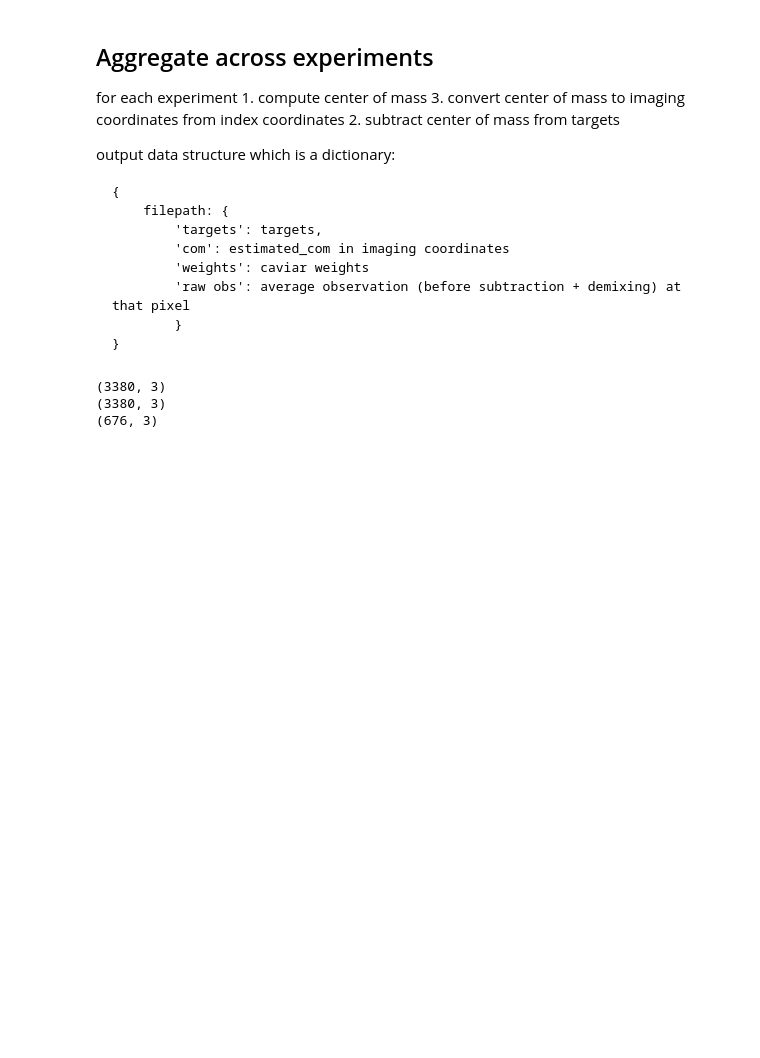
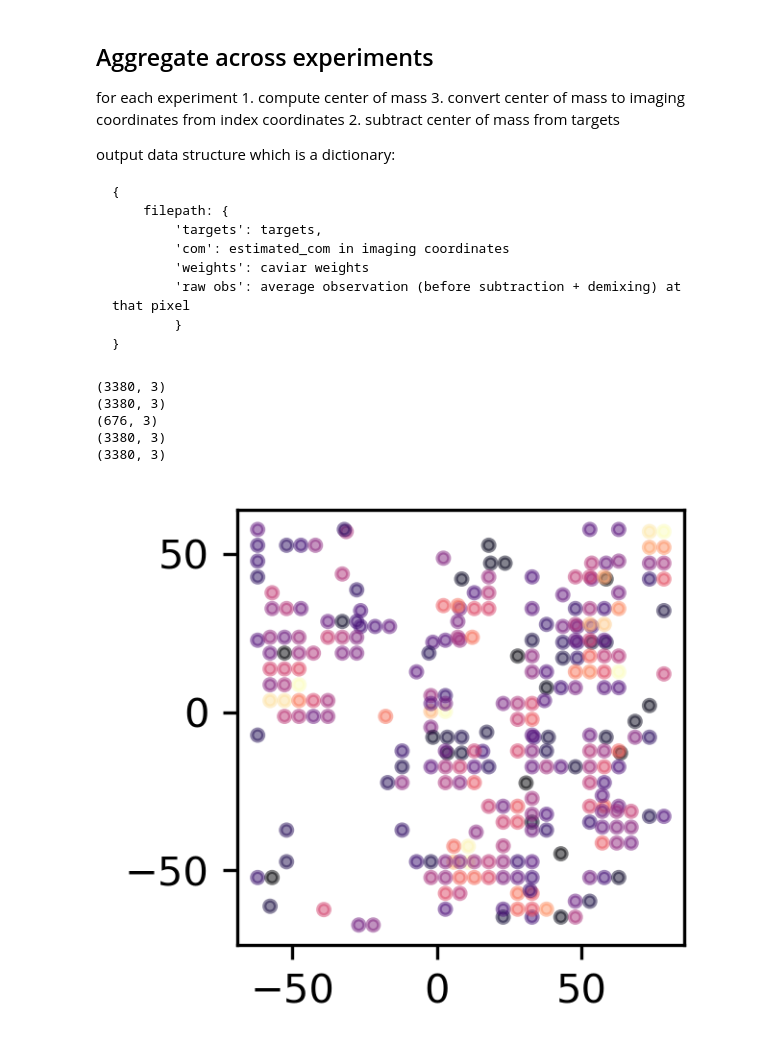
Before and after one commit to bantin/PhoRC, a Jupyter notebook: opsin_subtraction_experiments/spatial estimation.ipynb, the cells around one changed output. Saved outputs shown, nothing was run; the diff lists cells and outputs as text; code cells hidden in the pictures; blank space fills up the shorter version.

Commit message:
update spatial notebook

```diff
--- a/opsin_subtraction_experiments/spatial estimation.ipynb
+++ b/opsin_subtraction_experiments/spatial estimation.ipynb
@@ -9,6 +9,6 @@ import os
 1. Load results after running photocurrent subtraction + demixing + caviar
 2. use the average photocurrent estimates to estimate the patched cell location
 # %%
-example_path = '/home/ba2617/mbcs_grids/scripts/220308_B6_Chrome2fGC8_030822_Cell1_OpsPositive_A_planes_cmReformat_with_nws_results.npz'
+example_path = '../figures/full_pipeline/spatial_analysis/220308_B6_Chrome2fGC8_030822_Cell1_OpsPositive_A_planes_cmReformat_with_nws_results.npz'
 results = np.load(example_path, allow_pickle=True)
 results = util.sort_results(results)
@@ -88,14 +115,10 @@ for file in filenames:
     results = util.sort_results(results)
     est_map = util.traces_tensor_to_map(results['est_tensor'])
 
-    com_index = ndimage.center_of_mass(est_map[-1,...])
-    com_image = index_coords_to_image_coords(com_index, results['targets'])
-
-    aligned_targets = results['targets'] - com_image
+    aligned_targets = align_experiments_by_planes(est_map, results['targets'])
     weights = results['model_state']['mu']
 
     aggregated_results[os.path.basename(file)] = dict(
-        com_image = com_image,
         aligned_targets = aligned_targets,
         weights = weights,
     )
@@ -103,3 +126,35 @@ for file in filenames:
 (3380, 3)
 (3380, 3)
 (676, 3)
+(3380, 3)
+(3380, 3)
+# %%
+keys = list(aggregated_results.keys())
+plt.figure(figsize=(2,2), dpi=300)
+for key in keys:
+
+    results = aggregated_results[key]
+    # Get number of planes
+    unique_zs = np.unique(results['aligned_targets'][:,2])
+
+    # find index for the middle plane
+    middle_plane_idx = int(len(unique_zs)/2)
+    middle_plane_coordinate = np.unique(results['aligned_targets'][:,2])[middle_plane_idx]
+
+    # get the targets in the middle plane
+    middle_plane_idxs = (results['aligned_targets'][:,2] == middle_plane_coordinate)
+    middle_plane_targets = results['aligned_targets'][middle_plane_idxs, 0:2]
+    middle_plane_weights = results['weights'][middle_plane_idxs]
+    nonzero_idxs = (middle_plane_weights > 0)
+
+    # scatter plot the nonzero weights for the current plane,
+    # where the color is the weight
+    plt.scatter(middle_plane_targets[nonzero_idxs,0],
+        middle_plane_targets[nonzero_idxs,1],
+        c=middle_plane_weights[nonzero_idxs],
+        cmap='magma',
+        alpha=0.5,
+        s=8,
+    )
+# %% [output]
+[figure, added]
```
Also changed, not shown: parts of 10 cells of this notebook.
